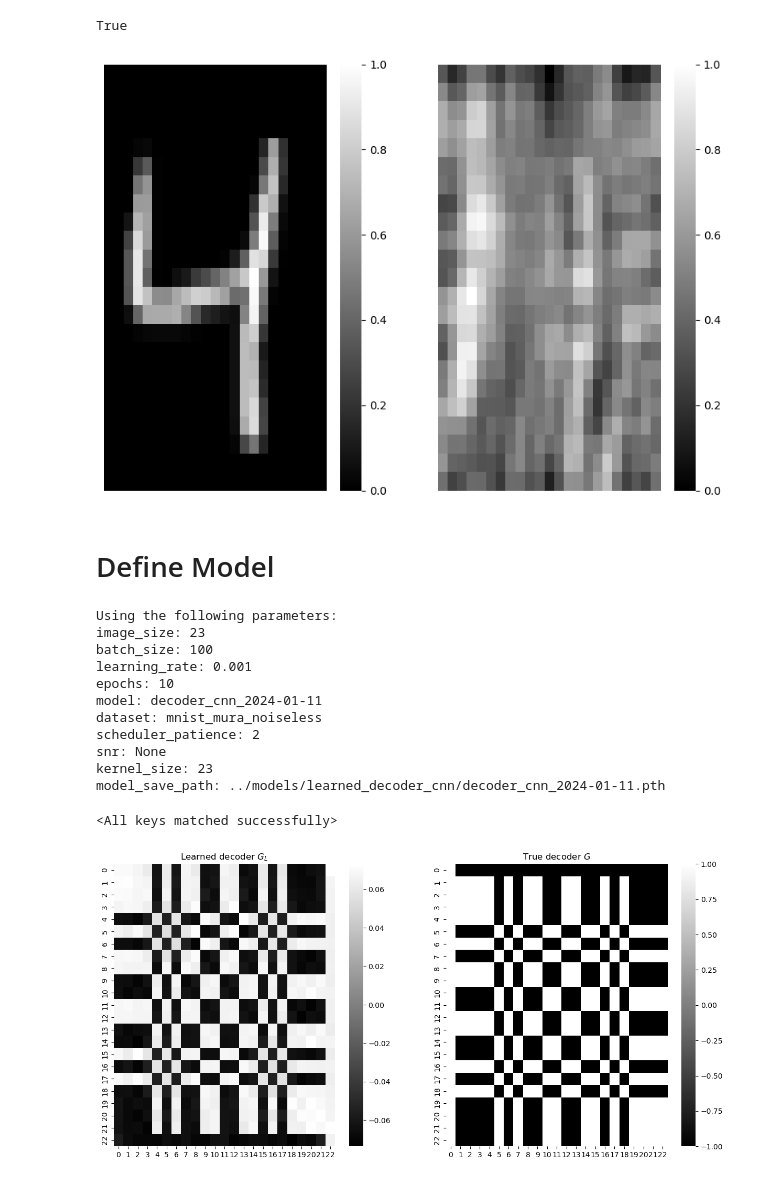
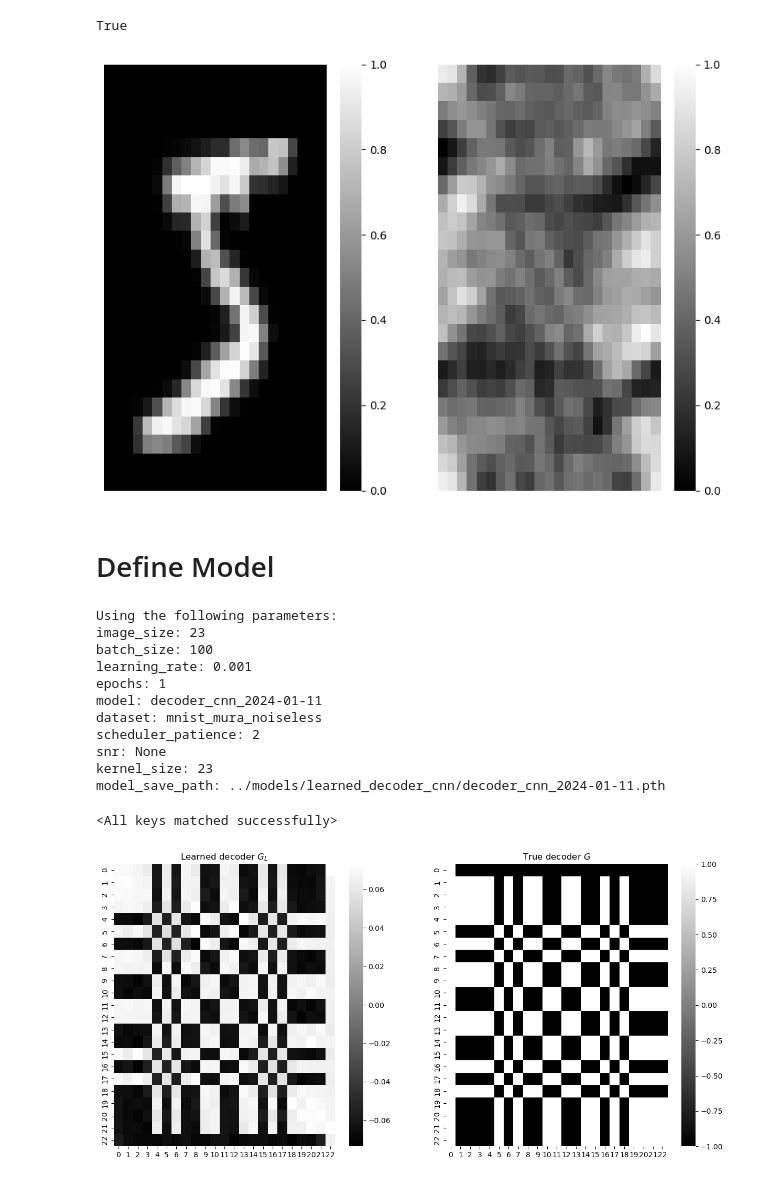
Before and after one commit to jornelasmunoz/UCM_Undergraduate_Research, a Jupyter notebook: jornelasmunoz/notebooks/evaluation_learn_decoder.ipynb, the cells around one changed output. Drawn from its saved outputs; the diff is of its cells as text; code cells hidden in the pictures.

```diff
--- a/jornelasmunoz/notebooks/evaluation_learn_decoder.ipynb
+++ b/jornelasmunoz/notebooks/evaluation_learn_decoder.ipynb
@@ -55,7 +55,7 @@ params = {
     "image_size": 23,
     "batch_size":100,
     "learning_rate": 0.001,
-    "epochs": 10,
+    "epochs": 1,
     "model": f"decoder_cnn_{date}",
     "dataset": "mnist_mura_noiseless",
     "scheduler_patience": 2,
@@ -88,13 +89,13 @@ loaders['train'] = DataLoader(mnist_mura, batch_size=1, shuffle=False)
 # %%
 fig, axs = plt.subplots(1,2, figsize=(10,7))
-idx=2
+idx=0
 sns.heatmap(loaders['train'].dataset[idx]['target'].squeeze(0), cmap= 'gray', ax=axs[0])
 sns.heatmap(loaders['train'].dataset[idx]['img'].squeeze(0), cmap= 'gray', ax=axs[1])
 axs[0].axis('off')
 axs[1].axis('off')
 plt.show()
 # %% [output]
-[figure, old version]
+[figure, new version]
 # %% [markdown]
 # Define Model
 # %%
@@ -141,7 +142,7 @@ Using the following parameters:
 image_size: 23
 batch_size: 100
 learning_rate: 0.001
-epochs: 10
+epochs: 1
 model: decoder_cnn_2024-01-11
 dataset: mnist_mura_noiseless
 scheduler_patience: 2
```
Also changed, not shown: parts of 13 cells of this notebook, 4 other files.
